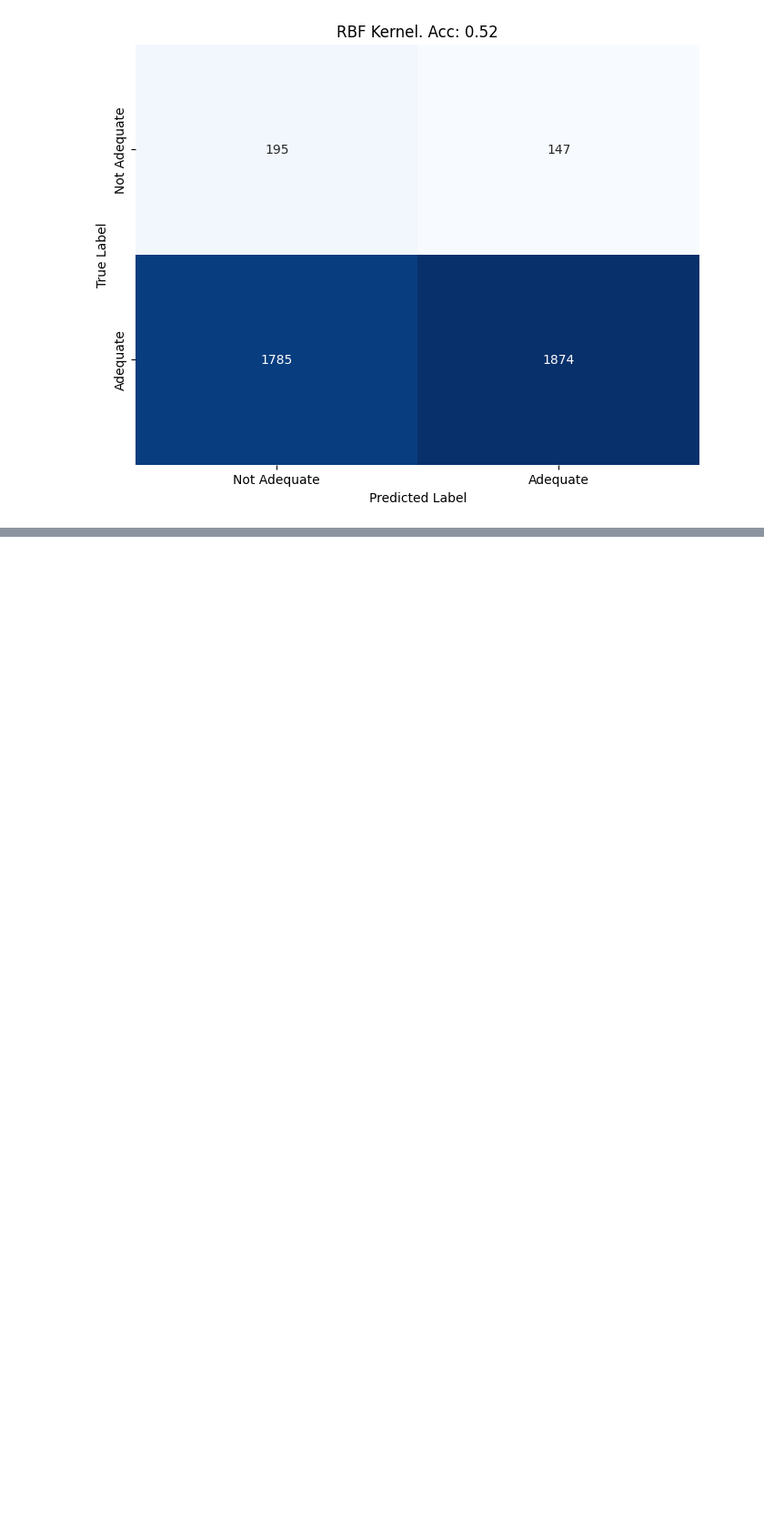
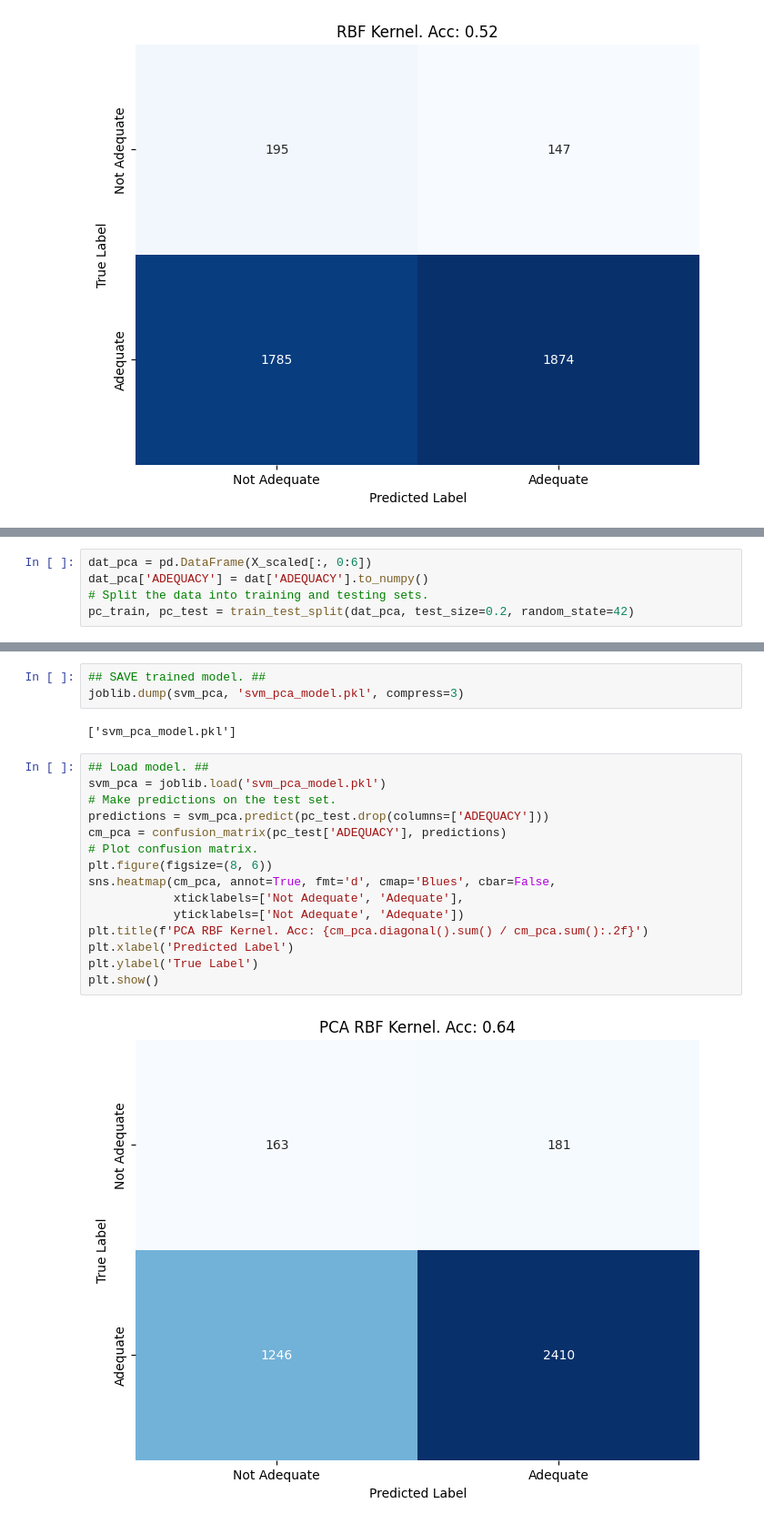
Before and after one commit to DiegoOlaya/rental-housing-cost, a Jupyter notebook: notebooks/supervised_models/svm.ipynb, the cells around one changed output, grey strips where cells are left out. Shown at 91% size. Cells and saved outputs as stored; diff of their text form; blank space fills up the shorter version.

```diff
--- a/notebooks/supervised_models/svm.ipynb
+++ b/notebooks/supervised_models/svm.ipynb
@@ -148,0 +180,5 @@ plt.show()
+# %%
+dat_pca = pd.DataFrame(X_scaled[:, 0:6])
+dat_pca['ADEQUACY'] = dat['ADEQUACY'].to_numpy()
+# Split the data into training and testing sets.
+pc_train, pc_test = train_test_split(dat_pca, test_size=0.2, random_state=42)
@@ -148,0 +195,22 @@ plt.show()
+# %%
+## SAVE trained model. ##
+joblib.dump(svm_pca, 'svm_pca_model.pkl', compress=3)
+# %% [output]
+['svm_pca_model.pkl']
+# %%
+## Load model. ##
+svm_pca = joblib.load('svm_pca_model.pkl')
+# Make predictions on the test set.
+predictions = svm_pca.predict(pc_test.drop(columns=['ADEQUACY']))
+cm_pca = confusion_matrix(pc_test['ADEQUACY'], predictions)
+# Plot confusion matrix.
+plt.figure(figsize=(8, 6))
+sns.heatmap(cm_pca, annot=True, fmt='d', cmap='Blues', cbar=False,
+            xticklabels=['Not Adequate', 'Adequate'],
+            yticklabels=['Not Adequate', 'Adequate'])
+plt.title(f'PCA RBF Kernel. Acc: {cm_pca.diagonal().sum() / cm_pca.sum():.2f}')
+plt.xlabel('Predicted Label')
+plt.ylabel('True Label')
+plt.show()
+# %% [output]
+[figure, added]
```
Also changed, not shown: parts of 6 cells of this notebook, 1 other file.
